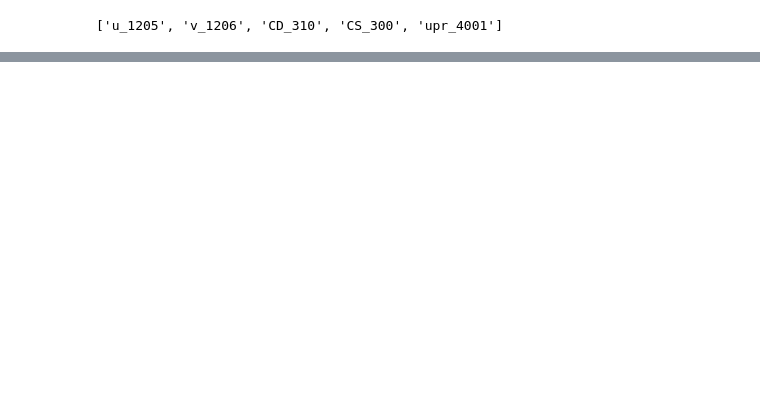
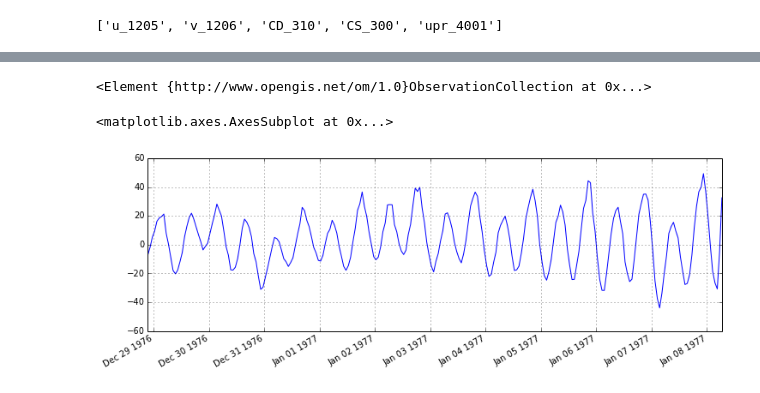
Before and after one commit to rsignell-usgs/ipython-notebooks, a Jupyter notebook: files/ncSOS_and_OWSlib.ipynb, the cells around one changed output, grey strips where cells are left out. Drawn from its saved outputs; the diff is of its cells as text; code cells hidden in the pictures; blank space fills up the shorter version.

```diff
--- a/files/ncSOS_and_OWSlib.ipynb
+++ b/files/ncSOS_and_OWSlib.ipynb
@@ -69,3 +73,22 @@ None
 # usgs woods hole ADCP data
 # url='http://geoport-dev.whoi.edu/thredds/sos/usgs/data2/notebook/9111aqd-a.nc'
 # adcp = SensorObservationService(url)
+# %%
+root = etree.fromstring(response)
+# %%
+print root
+# %% [output]
+<Element {http://www.opengis.net/om/1.0}ObservationCollection at 0x...>
+# %%
+# root.findall(".//{%(om)s}Observation" % root.nsmap )
+values = root.find(".//{%(swe)s}values" % root.nsmap )
+# %%
+date_value = array( [ (dt.datetime.strptime(d,"%Y-%m-%dT%H:%M:%SZ"),float(v))
+                      for d,v in [l.split(',') for l in values.text.split()]] )
+# %%
+ts = pd.Series(date_value[:,1],index=date_value[:,0])
+# %%
+ts.plot(figsize(12,4))
+# %% [output]
+<matplotlib.axes.AxesSubplot at 0x...>
+[figure, added]
```
Also changed, not shown: parts of 8 cells of this notebook.
